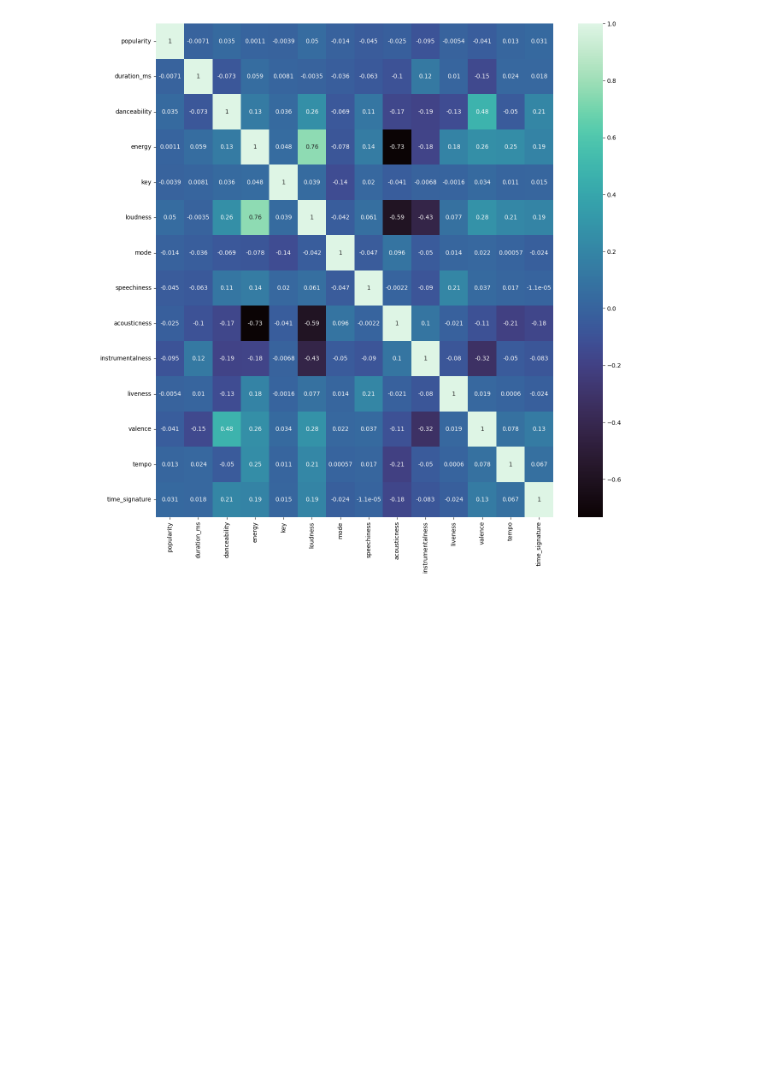
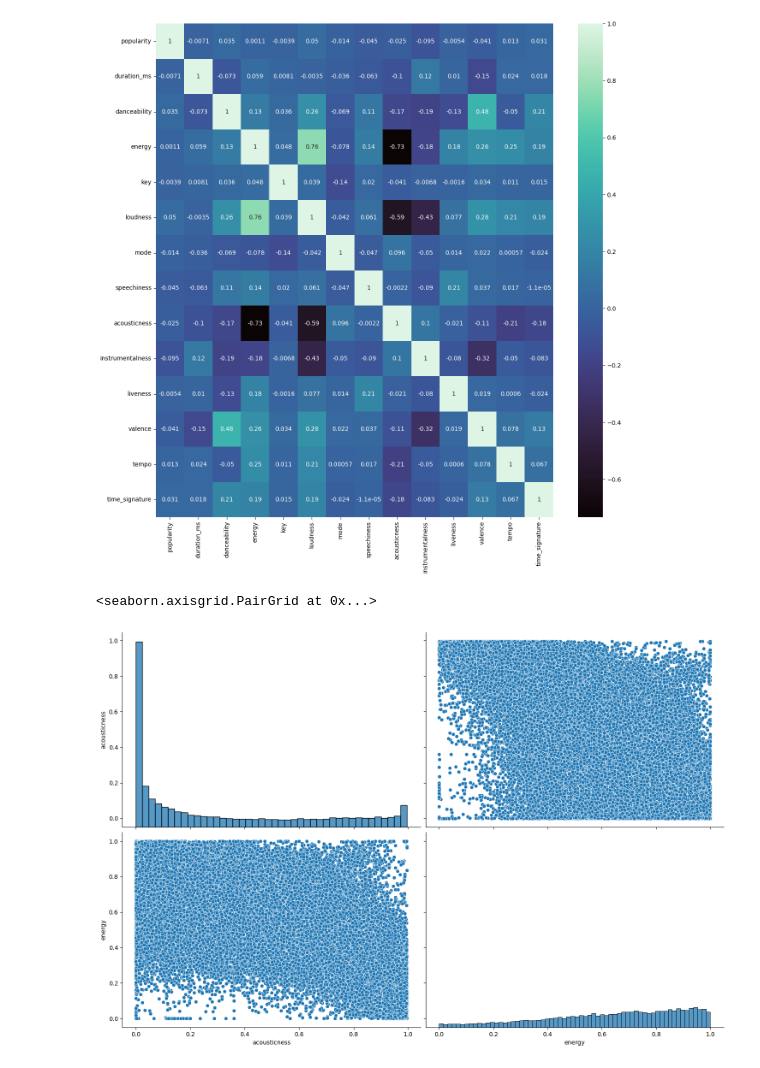
Before and after one commit to Bourne215/spotify_eda_BenjaminTrieu, a Jupyter notebook: notebook/EDA_Exercise.ipynb, the cells around one changed output. Saved outputs shown, nothing was run; the diff lists cells and outputs as text; code cells hidden in the pictures; blank space fills up the shorter version.

Commit message:
Using pair plots with seaborn

```diff
--- a/notebook/EDA_Exercise.ipynb
+++ b/notebook/EDA_Exercise.ipynb
@@ -210,3 +210,8 @@ sns.heatmap(df_corr, annot=True, cmap='mako')
 # %% [output]
 <Axes: >
 [figure]
+# %%
+sns.pairplot(spotifyEDA_df[['acousticness', 'energy']], height=5, aspect=1.5)
+# %% [output]
+<seaborn.axisgrid.PairGrid at 0x...>
+[figure, added]
```
Also changed, not shown: parts of 1 cell of this notebook.
